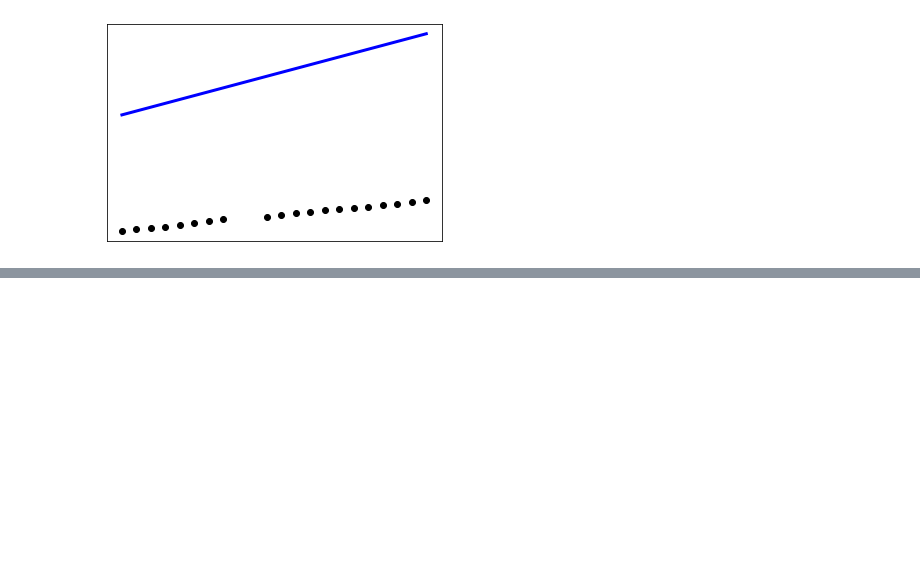
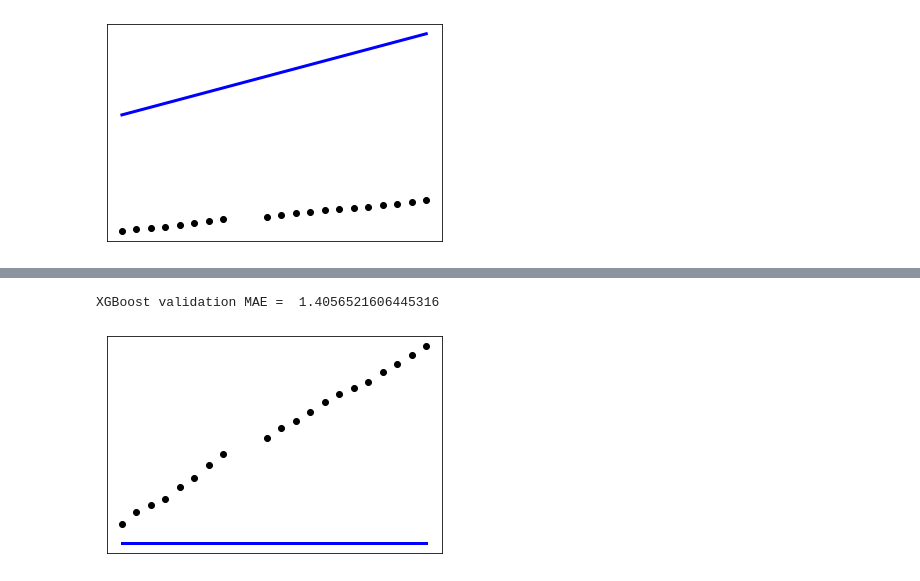
Before and after one commit to kashyab12/Vaccine-Distribution, a Jupyter notebook: VaccineDistribution.ipynb, the cells around one changed output, grey strips where cells are left out. Cells and saved outputs as stored; diff of their text form; code cells hidden in the pictures; blank space fills up the shorter version.

```diff
--- a/VaccineDistribution.ipynb
+++ b/VaccineDistribution.ipynb
@@ -197,0 +212,3 @@ plt.show()
+# %%
+XGBModel = XGBRegressor(objective='reg:squarederror', verbosity=3)
+XGBModel.fit(date_x_train,vacc_y_train , verbose=False)
@@ -197,0 +240,16 @@ plt.show()
+# %%
+XGBpredictions = XGBModel.predict(date_x_test)
+MAE = mean_absolute_error(vacc_y_test , XGBpredictions)
+print('XGBoost validation MAE = ',MAE)
+# %% [output]
+XGBoost validation MAE =  1.4056521606445316
+# %%
+plt.scatter(date_x_test, vacc_y_test,  color='black')
+plt.plot(date_x_test, XGBpredictions, color='blue', linewidth=3)
+
+plt.xticks(())
+plt.yticks(())
+
+plt.show()
+# %% [output]
+[figure, added]
```
Also changed, not shown: parts of 5 cells of this notebook.
